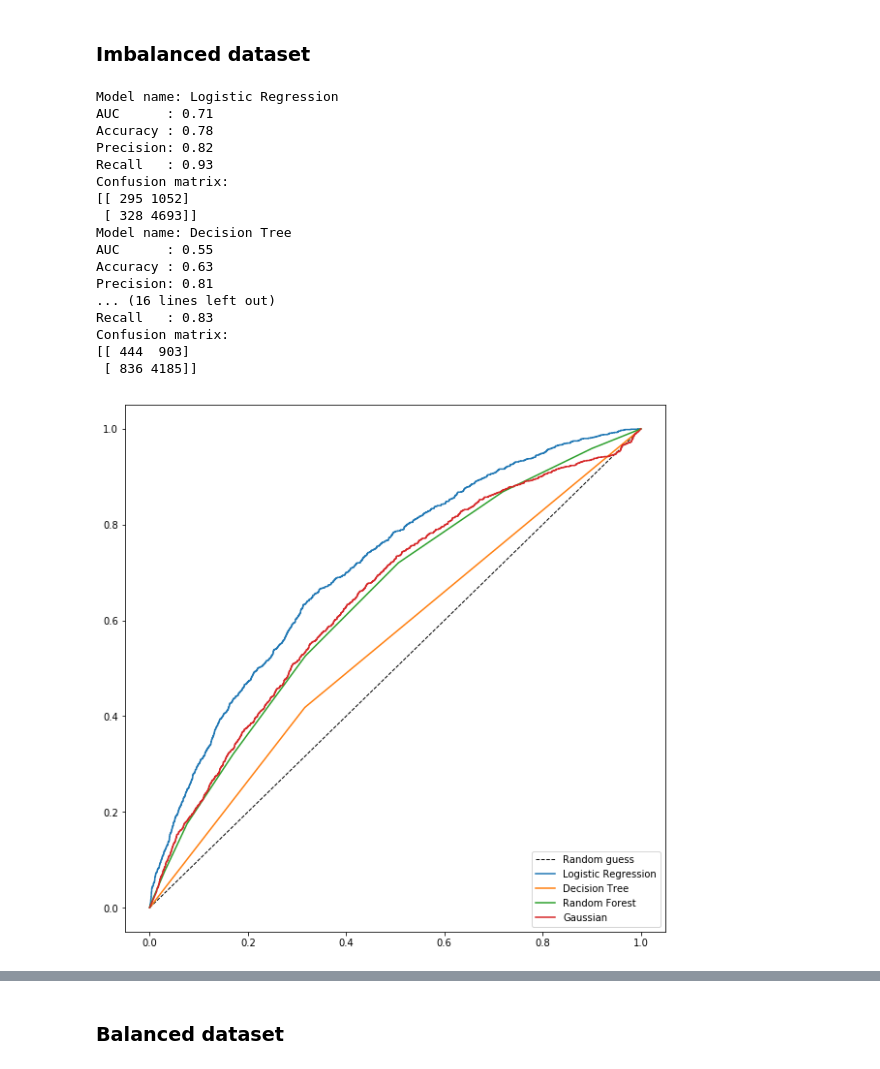
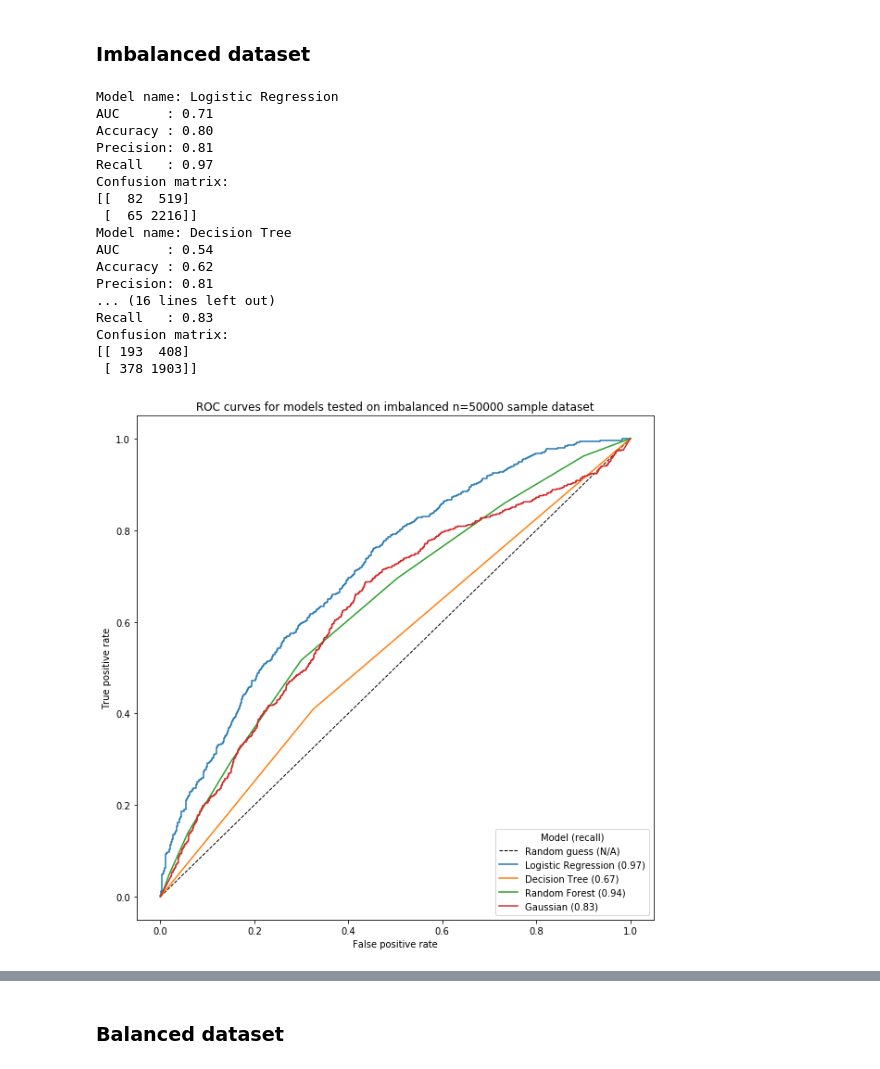
Before and after one commit to andmikey/lendingclub-analysis, a Jupyter notebook: notebooks/exploratory/190914-mandrejc-prediction.ipynb, the cells around one changed output, grey strips where cells are left out. Saved outputs shown, nothing was run; the diff lists cells and outputs as text; code cells hidden in the pictures.

Commit message:
Finish model choices

```diff
--- a/notebooks/exploratory/190914-mandrejc-prediction.ipynb
+++ b/notebooks/exploratory/190914-mandrejc-prediction.ipynb
@@ -22,7 +22,8 @@ def data_from_dataset(filename = "../../data/processed/loan_sampled_50000.csv"):
     y = (df["target"]).astype(int)
     X = df.drop(columns = ["target"])
     X_train_orig, X_test_orig, y_train, y_test = train_test_split(X, y,
-                                                   random_state = random_state)
+                                                   random_state = random_state,
+                                                   train_size = 0.9)
     print(f"Train size: {X_train_orig.shape}\nTest size: {X_test_orig.shape}")
     return X_train_orig, X_test_orig, y_train, y_test
 # %%
@@ -136,19 +139,14 @@ def calc_metrics(conf_mat):
     recall = tp / (tp + fn)
     return {'accuracy': accuracy, 'precision': precision, 'recall': recall}
 
-def print_metrics(metric_dict):
-    for k, v in metric_dict.items():
-        print(f"{k}: {v:.2f}")
-
-def compare_models(X_train, X_test, y_train, y_test):
+def compare_models(X_train, X_test, y_train, y_test, plot_filename = None, title = None):
     results = []
     metrics_dict = {}
     labels = ["Random guess", "Logistic Regression", "Decision Tree", "Random Forest", "Gaussian"]
 
-    logret = LogisticRegression()
-    dt = DecisionTreeClassifier()
-    # TODO tune model
-    randomforest = RandomForestClassifier()
+    logret = LogisticRegression(random_state = random_state)
+    dt = DecisionTreeClassifier(random_state = random_state)
+    randomforest = RandomForestClassifier(random_state = random_state)
     gauss = GaussianNB()
     models = [None, logret, dt, randomforest, gauss]
 
@@ -178,30 +176,41 @@ def compare_models(X_train, X_test, y_train, y_test):
     ax.plot([0, 1], [0, 1], '--k', lw = 1)
     for res in results:
         ax.plot(res[0], res[1])
-    ax.legend(labels, loc = 4)
+    legend = ["Random guess (N/A)"] + [f"{x} ({str(round(metrics_dict[x][3], 2))})" for x in labels[1:]]
+    ax.legend(legend, loc = 4, title = "Model (recall)")
+    plt.xlabel('False positive rate')
+    plt.ylabel('True positive rate')
+    if plot_filename:
+        fig1 = plt.gcf()
+        plt.title(title)
+        plt.draw()
+        plt.savefig(fname = plot_filename)
+
     plt.show()
 
     return metrics_dict
 # %% [markdown]
 ### Imbalanced dataset
-# %%
-metrics_dict_imbalanced = compare_models(X_train, X_test, y_train, y_test)
-# %% [output]
-Model name: Logistic Regression
-AUC      : 0.71
-Accuracy : 0.78
-Precision: 0.82
-Recall   : 0.93
-Confusion matrix:
-[[ 295 1052]
- [ 328 4693]]
-Model name: Decision Tree
-AUC      : 0.55
-Accuracy : 0.63
-Precision: 0.81
-... (16 lines left out)
-Recall   : 0.83
-Confusion matrix:
-[[ 444  903]
- [ 836 4185]]
-[figure, removed]
+# %%
+metrics_dict_imbalanced = compare_models(X_train, X_test, y_train, y_test,
+                                        "../../reports/figures/imbalanced_50000.png",
+                                        "ROC curves for models tested on imbalanced n=50000 sample dataset")
+# %% [output]
+Model name: Logistic Regression
+AUC      : 0.71
+Accuracy : 0.80
+Precision: 0.81
+Recall   : 0.97
+Confusion matrix:
+[[  82  519]
+ [  65 2216]]
+Model name: Decision Tree
+AUC      : 0.54
+Accuracy : 0.62
+Precision: 0.81
+... (16 lines left out)
+Recall   : 0.83
+Confusion matrix:
+[[ 193  408]
+ [ 378 1903]]
+[figure, added]
```
Also changed, not shown: parts of 19 cells of this notebook.
